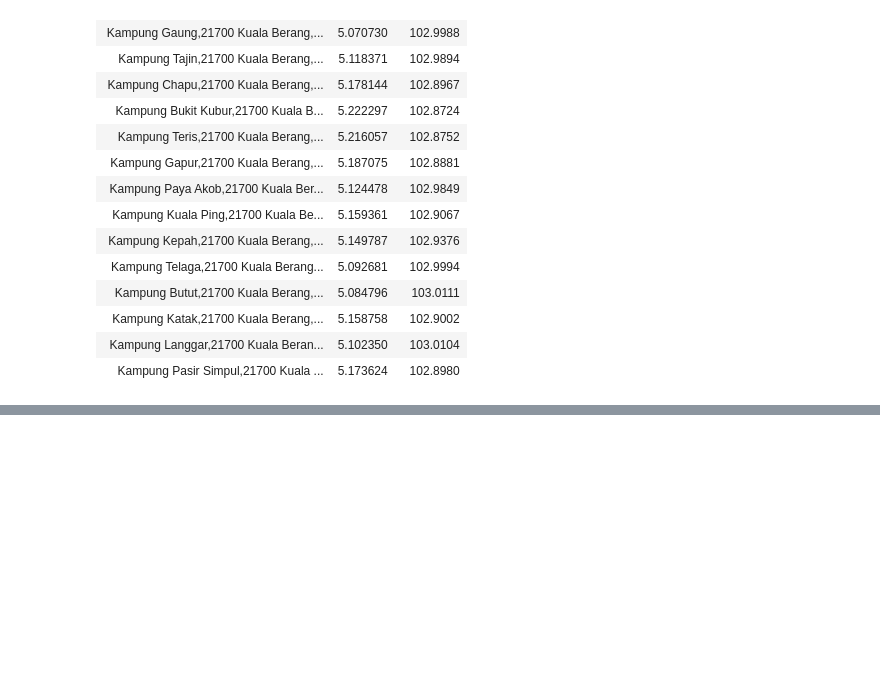
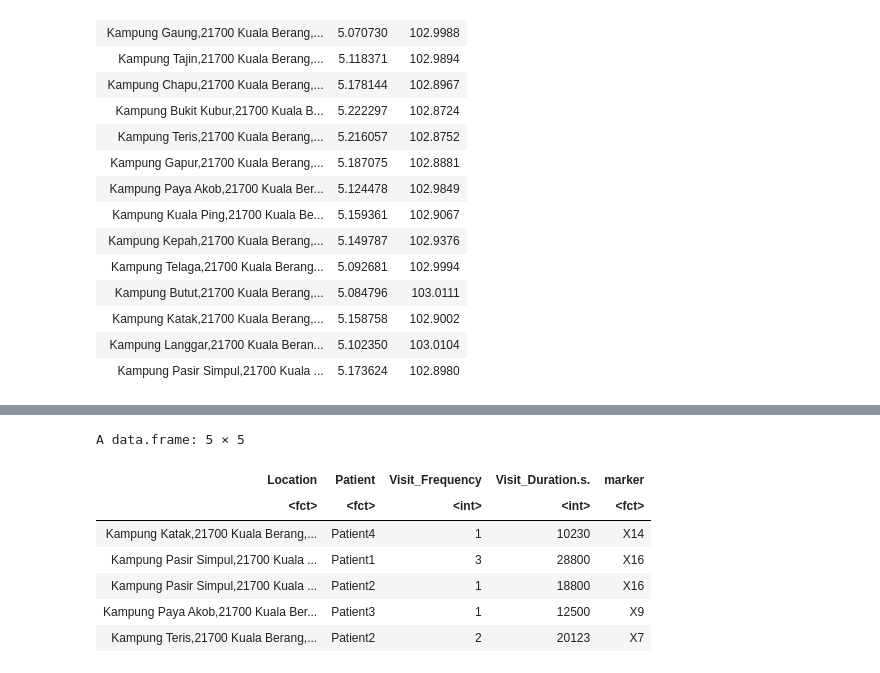
Before and after one commit to ludwigHoon/BPTNW, a Jupyter notebook: Bipartite Network Modelling for Measles Hotspot Detection.ipynb, the cells around one changed output, grey strips where cells are left out. Cells and saved outputs as stored; diff of their text form; code cells hidden in the pictures; blank space fills up the shorter version.

```diff
--- a/Bipartite Network Modelling for Measles Hotspot Detection.ipynb
+++ b/Bipartite Network Modelling for Measles Hotspot Detection.ipynb
@@ -121,0 +113,13 @@ write.csv(mat, 'result.csv')
+# %%
+patient<-read.csv('patient.csv')
+patientM<-merge(patient, locationMarker, by.x='Location', by.y='Location.Address')
+patientM
+# %% [output]
+A data.frame: 5 × 5
+| Location | Patient | Visit_Frequency | Visit_Duration.s. | marker |
+| <fct> | <fct> | <int> | <int> | <fct> |
+| Kampung Katak,21700 Kuala Berang,... | Patient4 | 1 | 10230 | X14 |
+| Kampung Pasir Simpul,21700 Kuala ... | Patient1 | 3 | 28800 | X16 |
+| Kampung Pasir Simpul,21700 Kuala ... | Patient2 | 1 | 18800 | X16 |
+| Kampung Paya Akob,21700 Kuala Ber... | Patient3 | 1 | 12500 | X9 |
+| Kampung Teris,21700 Kuala Berang,... | Patient2 | 2 | 20123 | X7 |
```
Also changed, not shown: parts of 23 cells of this notebook, 3 other files.
